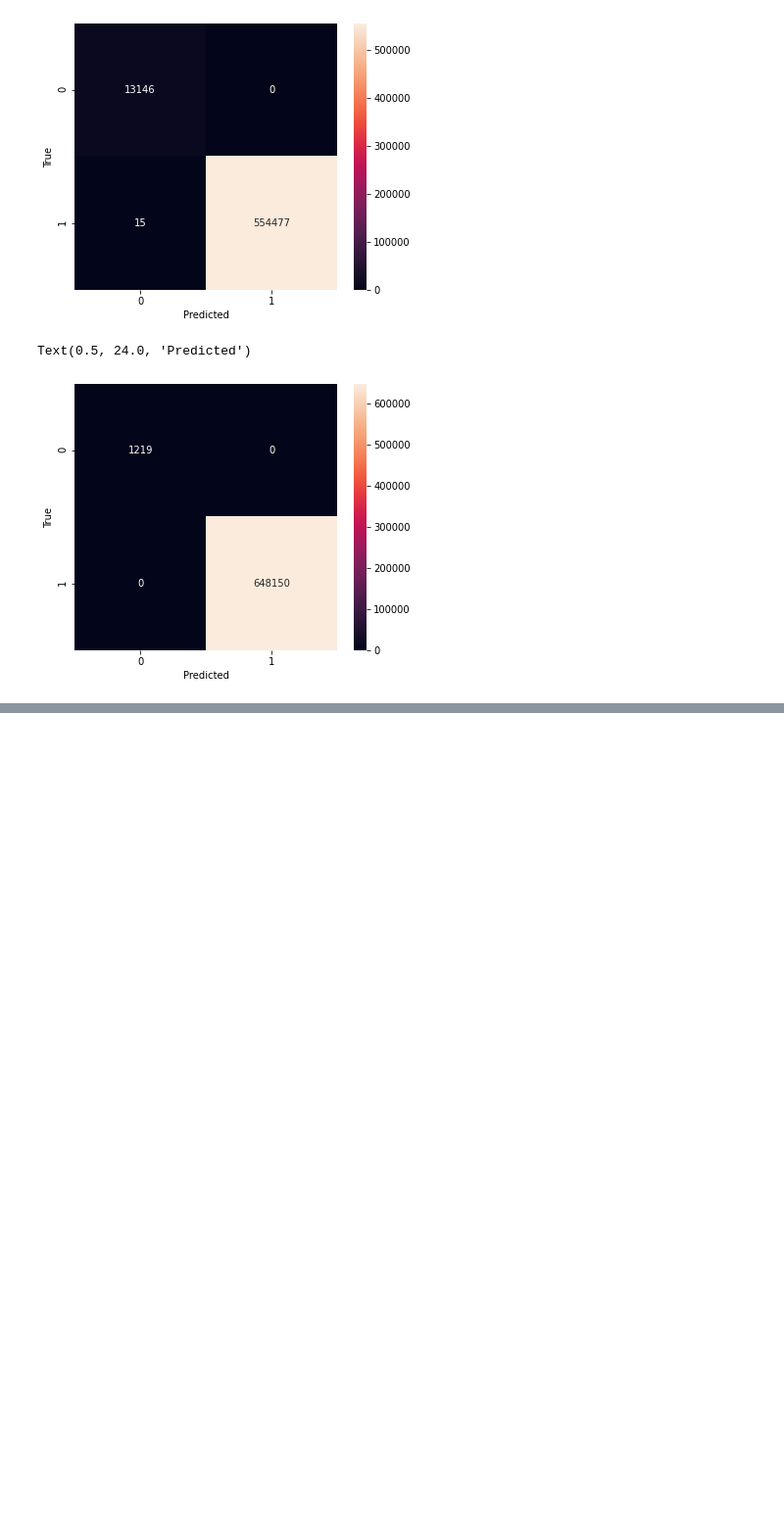
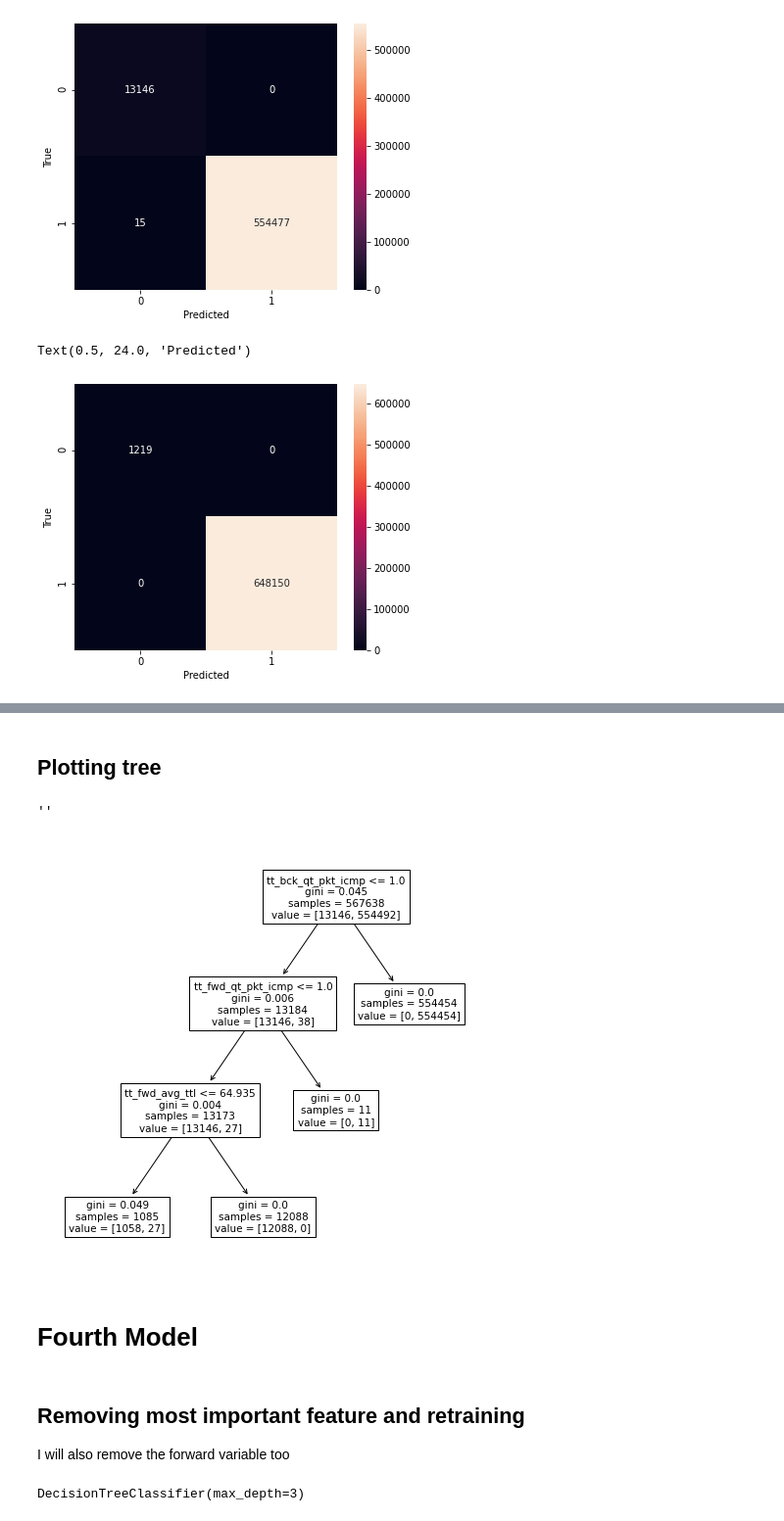
Before and after one commit to caiolmart/feature_extraction_ddos, a Jupyter notebook: notebooks/05_model_decision_tree_anubis.ipynb, the cells around one changed output, grey strips where cells are left out. Shown at 98% size. Saved outputs shown, nothing was run; the diff lists cells and outputs as text; code cells hidden in the pictures; blank space fills up the shorter version.

```diff
--- a/notebooks/05_model_decision_tree_anubis.ipynb
+++ b/notebooks/05_model_decision_tree_anubis.ipynb
@@ -273,0 +406,22 @@ Text(0.5, 24.0, 'Predicted')
+# %% [markdown]
+## Plotting tree
+# %%
+plt.figure(figsize=(8, 8))
+plot_tree(clf, feature_names=X_train.columns)
+;
+# %% [output]
+''
+[figure, added]
+# %% [markdown]
+# Fourth Model
+# %% [markdown]
+## Removing most important feature and retraining
+I will also remove the forward variable too
+# %%
+del X_train['tt_bck_qt_pkt_icmp']
+del X_valid['tt_bck_qt_pkt_icmp']
+del X_train['tt_fwd_qt_pkt_icmp']
+del X_valid['tt_fwd_qt_pkt_icmp']
+clf.fit(X_train, y_train)
+# %% [output]
+DecisionTreeClassifier(max_depth=3)
```
Also changed, not shown: parts of 45 cells of this notebook.
